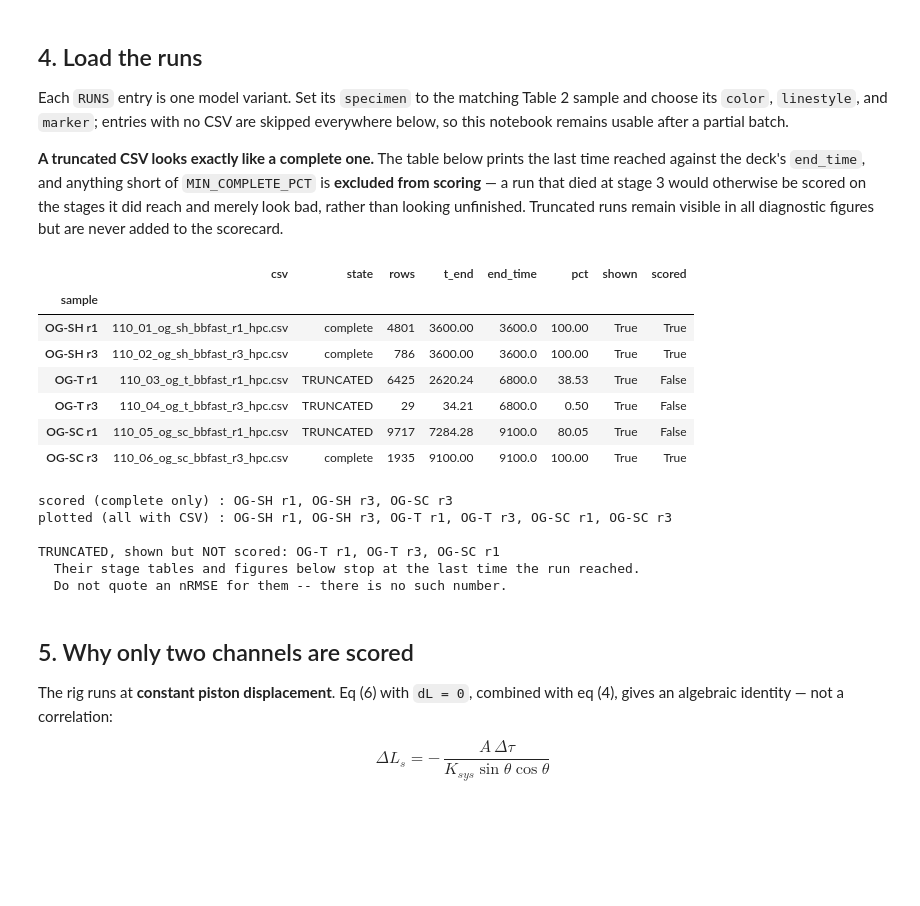
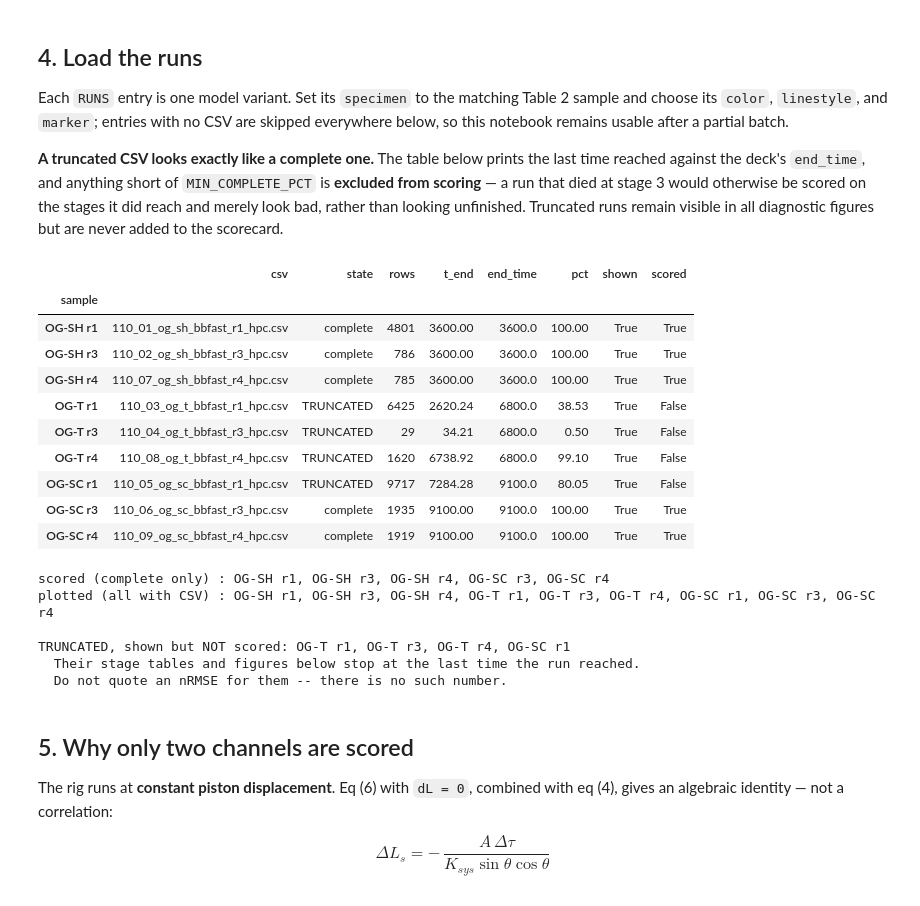
Before and after one commit to saeedvdi/orca_4.0, a Jupyter notebook: Examples/Kalantar2025/Kalantar2025_table2_validation.ipynb, the cells around one changed output. Saved outputs shown, nothing was run; the diff lists cells and outputs as text; code cells hidden in the pictures; blank space fills up the shorter version.

```diff
--- a/Examples/Kalantar2025/Kalantar2025_table2_validation.ipynb
+++ b/Examples/Kalantar2025/Kalantar2025_table2_validation.ipynb
@@ -177,6 +177,11 @@ RUNS = {
         deck=STUDY_DIR / "OGSH/110_02_og_sh_bbfast_r3.i",
         csv=STUDY_DIR / "OGSH/results_csv_hpc/110_02_og_sh_bbfast_r3_hpc.csv",
         color="#17becf", linestyle="--", marker="s"),
+    "OG-SH r4": dict(
+        specimen="OG-SH",
+        deck=STUDY_DIR / "OGSH/110_07_og_sh_bbfast_r4.i",
+        csv=STUDY_DIR / "OGSH/results_csv_hpc/110_07_og_sh_bbfast_r4_hpc.csv",
+        color="#0b3c5d", linestyle="-.", marker="X"),
     "OG-T r1": dict(
         specimen="OG-T",
         deck=STUDY_DIR / "OGT/110_03_og_t_bbfast_r1.i",
@@ -187,6 +192,11 @@ RUNS = {
         deck=STUDY_DIR / "OGT/110_04_og_t_bbfast_r3.i",
         csv=STUDY_DIR / "OGT/results_csv_hpc/110_04_og_t_bbfast_r3_hpc.csv",
         color="#ff7f0e", linestyle="--", marker="D"),
+    "OG-T r4": dict(
+        specimen="OG-T",
+        deck=STUDY_DIR / "OGT/110_08_og_t_bbfast_r4.i",
+        csv=STUDY_DIR / "OGT/results_csv_hpc/110_08_og_t_bbfast_r4_hpc.csv",
+        color="#e377c2", linestyle="-.", marker="*"),
     "OG-SC r1": dict(
         specimen="OG-SC",
         deck=STUDY_DIR / "OGSC/110_05_og_sc_bbfast_r1.i",
@@ -197,6 +207,11 @@ RUNS = {
         deck=STUDY_DIR / "OGSC/110_06_og_sc_bbfast_r3.i",
         csv=STUDY_DIR / "OGSC/results_csv_hpc/110_06_og_sc_bbfast_r3_hpc.csv",
         color="#9467bd", linestyle="--", marker="P"),
+    "OG-SC r4": dict(
+        specimen="OG-SC",
+        deck=STUDY_DIR / "OGSC/110_09_og_sc_bbfast_r4.i",
+        csv=STUDY_DIR / "OGSC/results_csv_hpc/110_09_og_sc_bbfast_r4_hpc.csv",
+        color="#8c564b", linestyle="-.", marker="h"),
 }
 
 import re
@@ -220,41 +235,44 @@ for s, cfg in RUNS.items():
         status.append(dict(row, state="MISSING", rows=0, t_end=np.nan,
                            end_time=deck_end_time(cfg["deck"]) if cfg["deck"].exists() else np.nan,
                            pct=np.nan, shown=False, scored=False))
         continue
     df = (pd.read_csv(cfg["csv"]).sort_values("time")
             .drop_duplicates("time", keep="last").reset_index(drop=True))
     end   = deck_end_time(cfg["deck"])
     t_end = float(df["time"].iloc[-1])
     pct   = 100 * t_end / end if end else np.nan
     complete = pct >= MIN_COMPLETE_PCT
     SHOWN[s] = dict(cfg, df=df, end_time=end, t_end=t_end, pct=pct, complete=complete)
     if complete:
         LOADED[s] = SHOWN[s]
     status.append(dict(row, state="complete" if complete else "TRUNCATED",
                        rows=len(df), t_end=t_end, end_time=end, pct=pct,
                        shown=True, scored=complete))
 
 display(pd.DataFrame(status).set_index("sample").round(2))
 print(f"scored (complete only) : {', '.join(LOADED) or 'nothing'}")
 print(f"plotted (all with CSV) : {', '.join(SHOWN)  or 'nothing'}")
 trunc = [s for s, c in SHOWN.items() if not c["complete"]]
 if trunc:
     print(f"\nTRUNCATED, shown but NOT scored: {', '.join(trunc)}")
     print("  Their stage tables and figures below stop at the last time the run reached.")
     print("  Do not quote an nRMSE for them -- there is no such number.")
 # %% [output]
 |  | csv | state | rows | t_end | end_time | pct | shown | scored |
 | sample |  |  |  |  |  |  |  |  |
 | OG-SH r1 | 110_01_og_sh_bbfast_r1_hpc.csv | complete | 4801 | 3600.00 | 3600.0 | 100.00 | True | True |
 | OG-SH r3 | 110_02_og_sh_bbfast_r3_hpc.csv | complete | 786 | 3600.00 | 3600.0 | 100.00 | True | True |
+| OG-SH r4 | 110_07_og_sh_bbfast_r4_hpc.csv | complete | 785 | 3600.00 | 3600.0 | 100.00 | True | True |
 | OG-T r1 | 110_03_og_t_bbfast_r1_hpc.csv | TRUNCATED | 6425 | 2620.24 | 6800.0 | 38.53 | True | False |
 | OG-T r3 | 110_04_og_t_bbfast_r3_hpc.csv | TRUNCATED | 29 | 34.21 | 6800.0 | 0.50 | True | False |
+| OG-T r4 | 110_08_og_t_bbfast_r4_hpc.csv | TRUNCATED | 1620 | 6738.92 | 6800.0 | 99.10 | True | False |
 | OG-SC r1 | 110_05_og_sc_bbfast_r1_hpc.csv | TRUNCATED | 9717 | 7284.28 | 9100.0 | 80.05 | True | False |
 | OG-SC r3 | 110_06_og_sc_bbfast_r3_hpc.csv | complete | 1935 | 9100.00 | 9100.0 | 100.00 | True | True |
+| OG-SC r4 | 110_09_og_sc_bbfast_r4_hpc.csv | complete | 1919 | 9100.00 | 9100.0 | 100.00 | True | True |
-scored (complete only) : OG-SH r1, OG-SH r3, OG-SC r3
-plotted (all with CSV) : OG-SH r1, OG-SH r3, OG-T r1, OG-T r3, OG-SC r1, OG-SC r3
+scored (complete only) : OG-SH r1, OG-SH r3, OG-SH r4, OG-SC r3, OG-SC r4
+plotted (all with CSV) : OG-SH r1, OG-SH r3, OG-SH r4, OG-T r1, OG-T r3, OG-T r4, OG-SC r1, OG-SC r3, OG-SC r4
 
-TRUNCATED, shown but NOT scored: OG-T r1, OG-T r3, OG-SC r1
+TRUNCATED, shown but NOT scored: OG-T r1, OG-T r3, OG-T r4, OG-SC r1
   Their stage tables and figures below stop at the last time the run reached.
   Do not quote an nRMSE for them -- there is no such number.
 # %% [markdown]
```
Also changed, not shown: parts of 8 cells of this notebook, 1 other file.
